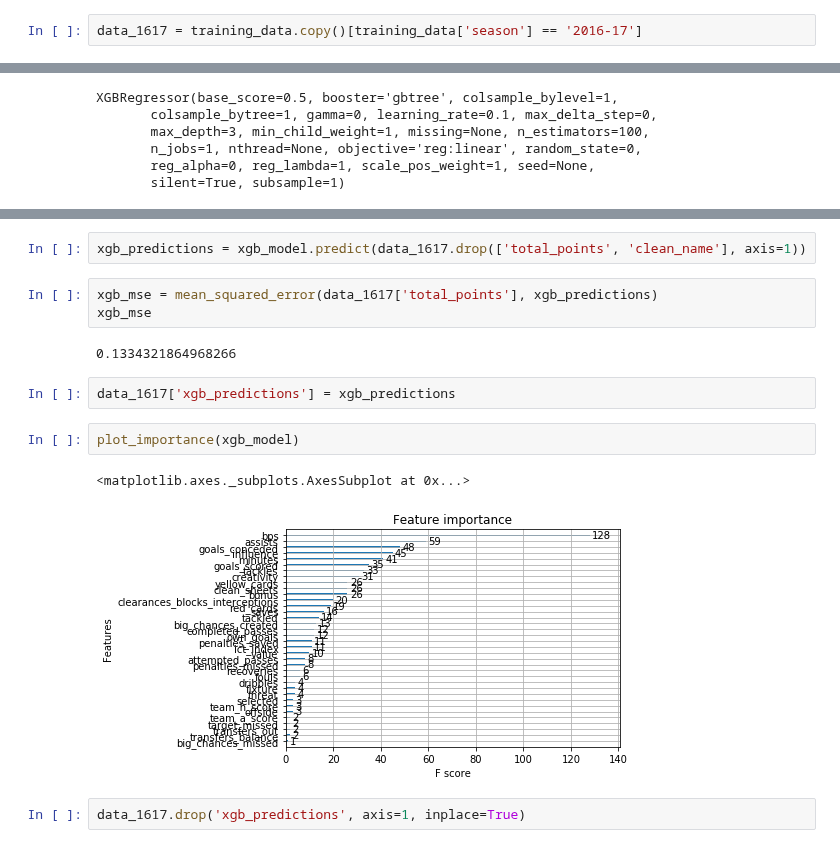
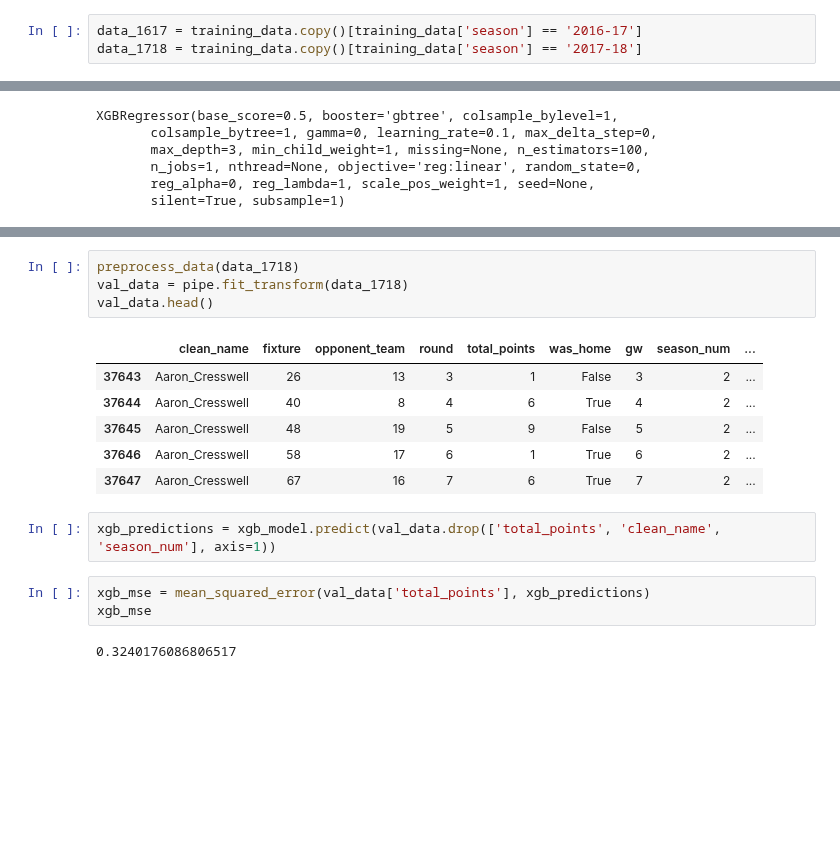
Before and after one commit to stevieg3/fpl-analysis, a Jupyter notebook: notebooks/exploration/1.3. sg-explore-points-forecast.ipynb, the cells around one changed output, grey strips where cells are left out. Cells and saved outputs as stored; diff of their text form; blank space fills up the shorter version.

```diff
--- a/notebooks/exploration/1.3. sg-explore-points-forecast.ipynb
+++ b/notebooks/exploration/1.3. sg-explore-points-forecast.ipynb
@@ -47,6 +47,7 @@ training_data.head()
 | 37607 | Aaron_Cresswell | DEF | Aaron_Cresswell | 0 | 0 | 0 | 0 | ... |
 # %%
 data_1617 = training_data.copy()[training_data['season'] == '2016-17']
+data_1718 = training_data.copy()[training_data['season'] == '2017-18']
 # %%
 data_1617['season'].unique()
 # %% [output]
@@ -106,19 +233,21 @@ XGBRegressor(base_score=0.5, booster='gbtree', colsample_bylevel=1,
        n_jobs=1, nthread=None, objective='reg:linear', random_state=0,
        reg_alpha=0, reg_lambda=1, scale_pos_weight=1, seed=None,
        silent=True, subsample=1)
+# %%
+preprocess_data(data_1718)
+val_data = pipe.fit_transform(data_1718)
+val_data.head()
+# %% [output]
+|  | clean_name | fixture | opponent_team | round | total_points | was_home | gw | season_num | ... |
+| 37643 | Aaron_Cresswell | 26 | 13 | 3 | 1 | False | 3 | 2 | ... |
+| 37644 | Aaron_Cresswell | 40 | 8 | 4 | 6 | True | 4 | 2 | ... |
+| 37645 | Aaron_Cresswell | 48 | 19 | 5 | 9 | False | 5 | 2 | ... |
+| 37646 | Aaron_Cresswell | 58 | 17 | 6 | 1 | True | 6 | 2 | ... |
+| 37647 | Aaron_Cresswell | 67 | 16 | 7 | 6 | True | 7 | 2 | ... |
 # %%
-xgb_predictions = xgb_model.predict(data_1617.drop(['total_points', 'clean_name'], axis=1))
+xgb_predictions = xgb_model.predict(val_data.drop(['total_points', 'clean_name', 'season_num'], axis=1))
 # %%
-xgb_mse = mean_squared_error(data_1617['total_points'], xgb_predictions)
+xgb_mse = mean_squared_error(val_data['total_points'], xgb_predictions)
 xgb_mse
 # %% [output]
-0.1334321864968266
+0.3240176086806517
-# %%
-data_1617['xgb_predictions'] = xgb_predictions
-# %%
-plot_importance(xgb_model)
-# %% [output]
-<matplotlib.axes._subplots.AxesSubplot at 0x...>
-[figure, removed]
-# %%
-data_1617.drop('xgb_predictions', axis=1, inplace=True)
```
Also changed, not shown: parts of 28 cells of this notebook.
